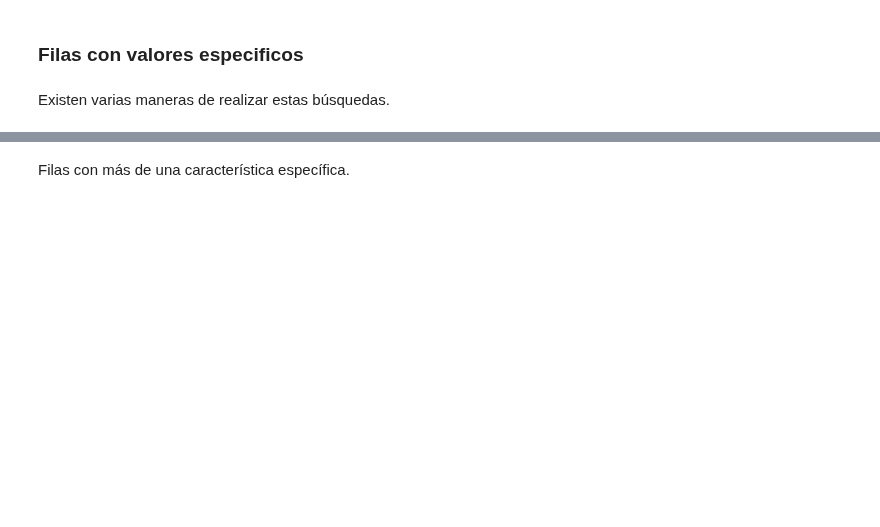
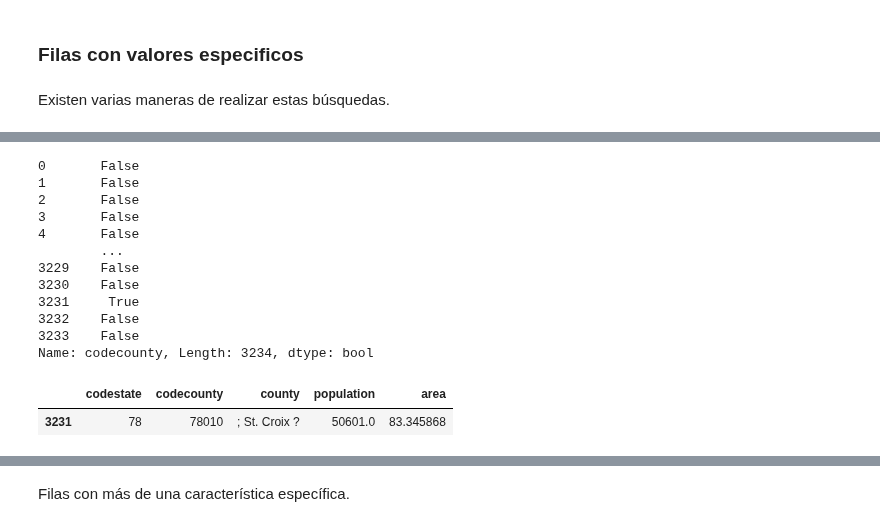
Before and after one commit to AprendizajeProfundo/Diplomado, a Jupyter notebook: Talleres/Cuadernos/Taller_Pandas.ipynb, the cells around one changed output, grey strips where cells are left out. Saved outputs shown, nothing was run; the diff lists cells and outputs as text; code cells hidden in the pictures; blank space fills up the shorter version.

```diff
--- a/Talleres/Cuadernos/Taller_Pandas.ipynb
+++ b/Talleres/Cuadernos/Taller_Pandas.ipynb
@@ -162,6 +306,22 @@ codcou1
 # %%
-codcou2 = counties.loc[:, 'codecounty'] == 78010
-codcou2_ = counties.loc[codcou2]
-codcou2_
+codcou2_bool = counties.loc[:, 'codecounty'] == 78010
+print(codcou2_bool)
+codcou2 = counties.loc[codcou2_bool]
+codcou2
+# %% [output]
+0       False
+1       False
+2       False
+3       False
+4       False
+        ...
+3229    False
+3230    False
+3231     True
+3232    False
+3233    False
+Name: codecounty, Length: 3234, dtype: bool
+|  | codestate | codecounty | county | population | area |
+| 3231 | 78 | 78010 | ; St. Croix ? | 50601.0 | 83.345868 |
 # %%
 counties[(counties["codecounty"] == 78010) | (counties["codecounty"] == 72151)]
```
Also changed, not shown: parts of 49 cells of this notebook, 1 other file.
